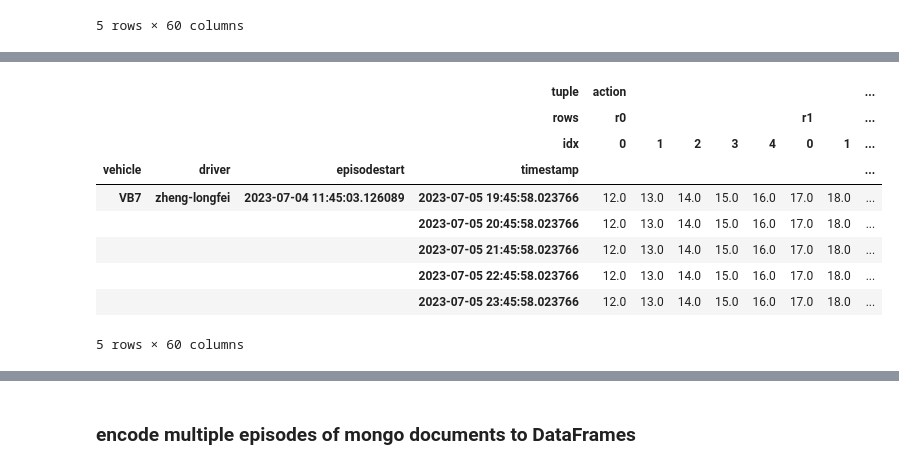
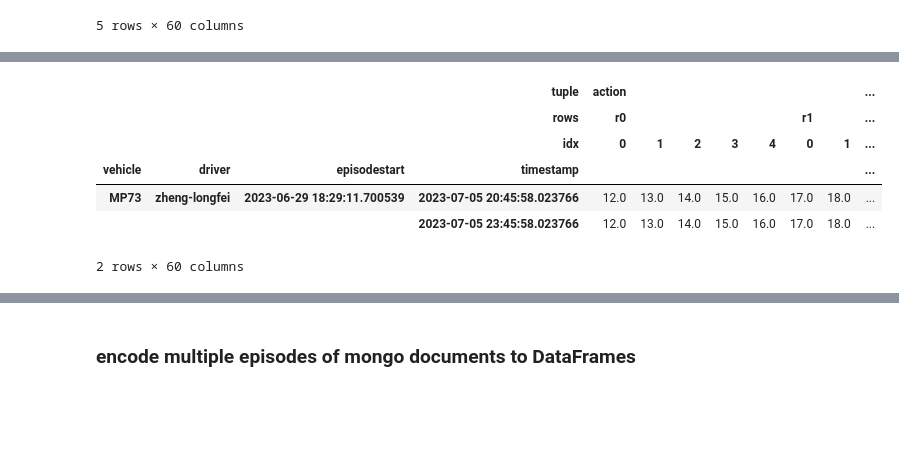
Before and after one commit to Binjian/eos, a Jupyter notebook: eos/utils/eos_dataframe_mongo_codecs.ipynb, the cells around one changed output, grey strips where cells are left out. Saved outputs shown, nothing was run; the diff lists cells and outputs as text; code cells hidden in the pictures; blank space fills up the shorter version.

```diff
--- a/eos/utils/eos_dataframe_mongo_codecs.ipynb
+++ b/eos/utils/eos_dataframe_mongo_codecs.ipynb
@@ -2117,6 +2168,12 @@ dfs_episode0.index = dfs_episode0.index.set_levels(
     level=['vehicle', 'driver'],
     verify_integrity=False,
 )
+ts_index = dfs_episode0.index.unique(level='timestamp')
+idx_num = len(ts_index)
+drop_num = np.random.randint(low=1, high=idx_num-1)
+ts_index_to_drop = np.random.choice(ts_index, drop_num,replace=False)
+dfs_episode0 =dfs_episode0.drop(index=ts_index_to_drop, level='timestamp')
+
 dfs_episode1 = dfs_episode.copy()
 dfs_episode1.index = dfs_episode1.index.set_levels(
     [episodestart - pd.Timedelta(3, 'd')], level='episodestart'
@@ -2126,6 +2183,12 @@ dfs_episode1.index = dfs_episode1.index.set_levels(
     level=['vehicle', 'driver'],
     verify_integrity=False,
 )
+ts_index = dfs_episode1.index.unique(level='timestamp')
+idx_num = len(ts_index)
+drop_num = np.random.randint(low=1, high=idx_num-1)
+ts_index_to_drop = np.random.choice(ts_index, drop_num,replace=False)
+dfs_episode1 =dfs_episode1.drop(index=ts_index_to_drop, level='timestamp')
+
 dfs_episode2 = dfs_episode.copy()
 dfs_episode2.index = dfs_episode2.index.set_levels(
     [episodestart - pd.Timedelta(4, 'd')], level='episodestart'
@@ -2135,6 +2198,12 @@ dfs_episode2.index = dfs_episode2.index.set_levels(
     level=['vehicle', 'driver'],
     verify_integrity=False,
 )
+ts_index = dfs_episode2.index.unique(level='timestamp')
+idx_num = len(ts_index)
+drop_num = np.random.randint(low=1, high=idx_num-1)
+ts_index_to_drop = np.random.choice(ts_index, drop_num,replace=False)
+dfs_episode2 =dfs_episode2.drop(index=ts_index_to_drop, level='timestamp')
+
 dfs_episode3 = dfs_episode.copy()
 dfs_episode3.index = dfs_episode3.index.set_levels(
     [episodestart - pd.Timedelta(5, 'd')], level='episodestart'
@@ -2144,5 +2213,11 @@ dfs_episode3.index = dfs_episode3.index.set_levels(
     level=['vehicle', 'driver'],
     verify_integrity=False,
 )
-dfs_episode0
+
+ts_index = dfs_episode3.index.unique(level='timestamp')
+idx_num = len(ts_index)
+drop_num = np.random.randint(low=1, high=idx_num-1)
+ts_index_to_drop = np.random.choice(ts_index, drop_num,replace=False)
+dfs_episode3 =dfs_episode3.drop(index=ts_index_to_drop, level='timestamp')
+dfs_episode3
 # %% [output]
@@ -2151,13 +2226,10 @@ Timestamp('2023-07-04 11:45:03.126089')
 |  |  |  | tuple | action |  |  |  |  |  |  | ... |
 |  |  |  | rows | r0 |  |  |  |  | r1 |  | ... |
 |  |  |  | idx | 0 | 1 | 2 | 3 | 4 | 0 | 1 | ... |
 | vehicle | driver | episodestart | timestamp |  |  |  |  |  |  |  | ... |
-| VB7 | zheng-longfei | 2023-07-04 11:45:03.126089 | 2023-07-05 19:45:58.023766 | 12.0 | 13.0 | 14.0 | 15.0 | 16.0 | 17.0 | 18.0 | ... |
-|  |  |  | 2023-07-05 20:45:58.023766 | 12.0 | 13.0 | 14.0 | 15.0 | 16.0 | 17.0 | 18.0 | ... |
-|  |  |  | 2023-07-05 21:45:58.023766 | 12.0 | 13.0 | 14.0 | 15.0 | 16.0 | 17.0 | 18.0 | ... |
-|  |  |  | 2023-07-05 22:45:58.023766 | 12.0 | 13.0 | 14.0 | 15.0 | 16.0 | 17.0 | 18.0 | ... |
+| MP73 | zheng-longfei | 2023-06-29 18:29:11.700539 | 2023-07-05 20:45:58.023766 | 12.0 | 13.0 | 14.0 | 15.0 | 16.0 | 17.0 | 18.0 | ... |
 |  |  |  | 2023-07-05 23:45:58.023766 | 12.0 | 13.0 | 14.0 | 15.0 | 16.0 | 17.0 | 18.0 | ... |
-5 rows × 60 columns
+2 rows × 60 columns
 # %%
 from functools import reduce
 
```
Also changed, not shown: parts of 24 cells of this notebook, 1 other file.
